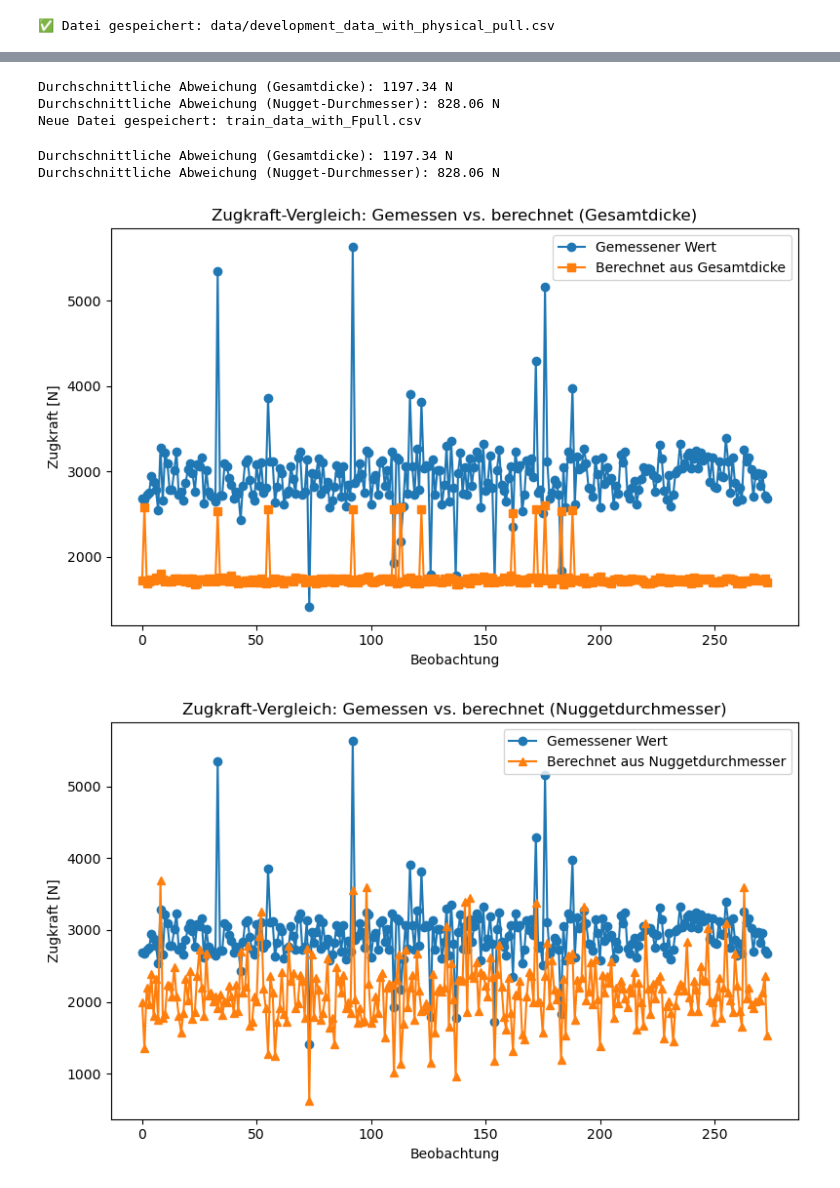
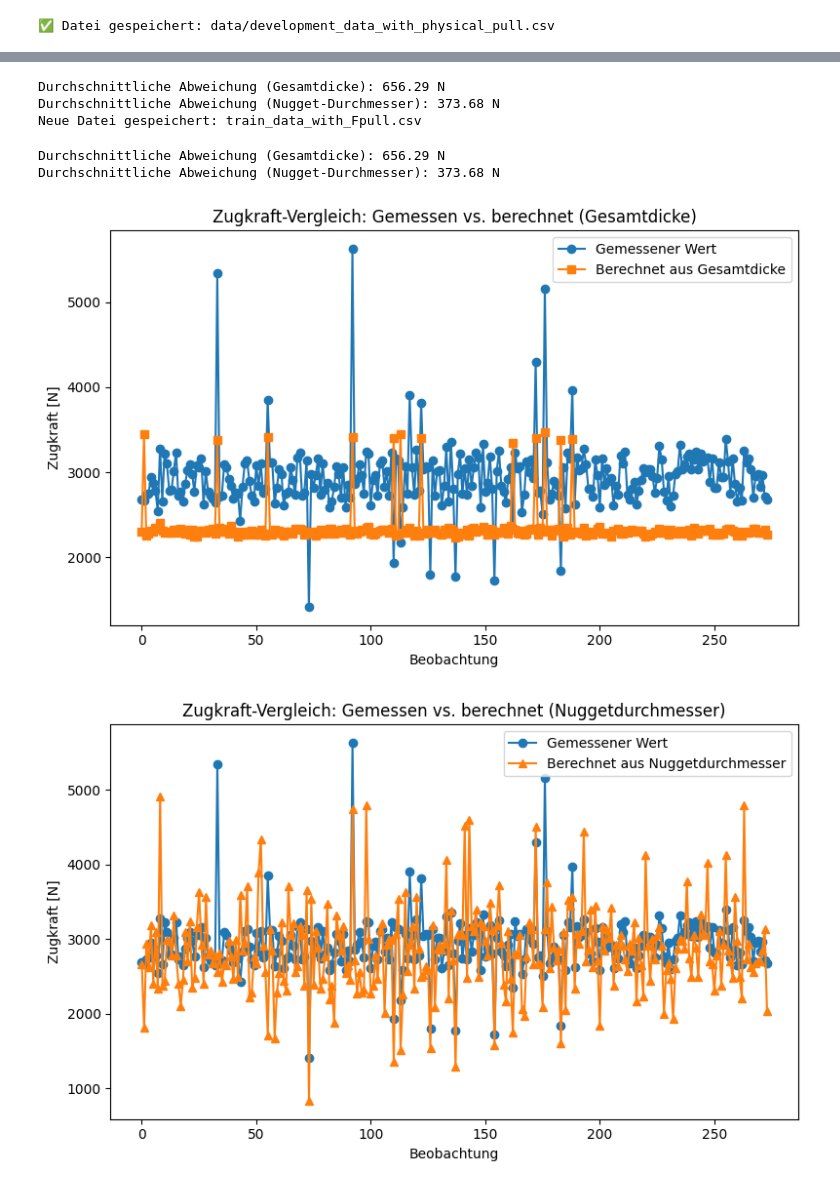
Before and after one commit to SamuelRusch/tabpfn-industrial-eval, a Jupyter notebook: calculating_Fpull.ipynb, the cells around one changed output, grey strips where cells are left out. Drawn from its saved outputs; the diff is of its cells as text; code cells hidden in the pictures.

```diff
--- a/calculating_Fpull.ipynb
+++ b/calculating_Fpull.ipynb
@@ -117,7 +117,7 @@ import pandas as pd
 import numpy as np
 
 # Parameter
-tau = 219  # in N/mm²
+tau = 292  # in N/mm²
 
 # Daten laden
 df = pd.read_csv("data/train_data.csv")
@@ -145,8 +145,8 @@ print(f"Durchschnittliche Abweichung (Nugget-Durchmesser): {mean_abs_error_nugge
 df.to_csv("train_data_with_Fpull.csv", index=False)
 print("Neue Datei gespeichert: train_data_with_Fpull.csv")
 # %% [output]
-Durchschnittliche Abweichung (Gesamtdicke): 1197.34 N
-Durchschnittliche Abweichung (Nugget-Durchmesser): 828.06 N
+Durchschnittliche Abweichung (Gesamtdicke): 656.29 N
+Durchschnittliche Abweichung (Nugget-Durchmesser): 373.68 N
 Neue Datei gespeichert: train_data_with_Fpull.csv
 # %%
 import pandas as pd
@@ -154,7 +154,7 @@ import numpy as np
 import matplotlib.pyplot as plt
 
 # Parameter
-tau = 219  # in N/mm²
+tau = 292  # in N/mm²
 
 # Daten laden
 df = pd.read_csv("data/train_data.csv")
@@ -178,37 +178,37 @@ mean_abs_error_nugget = df["Abweichung_nugget"].mean()
 print(f"Durchschnittliche Abweichung (Gesamtdicke): {mean_abs_error_thickness:.2f} N")
 print(f"Durchschnittliche Abweichung (Nugget-Durchmesser): {mean_abs_error_nugget:.2f} N")
 
 # Ergebnisse speichern
 df.to_csv("train_data_with_Fpull.csv", index=False)
 
 # Plot 1: F_pull (Thickness) vs PullTest
 plt.figure(figsize=(8, 5))
 plt.plot(df["PullTest (N)"], label="Gemessener Wert", marker="o")
 plt.plot(df["F_pull_thickness"], label="Berechnet aus Gesamtdicke", marker="s")
 plt.xlabel("Beobachtung")
 plt.ylabel("Zugkraft [N]")
 plt.title("Zugkraft-Vergleich: Gemessen vs. berechnet (Gesamtdicke)")
 plt.legend()
 plt.tight_layout()
 plt.savefig("vergleich_thickness.png")
 plt.show()
 
 # Plot 2: F_pull (Nugget) vs PullTest
 plt.figure(figsize=(8, 5))
 plt.plot(df["PullTest (N)"], label="Gemessener Wert", marker="o")
 plt.plot(df["F_pull_nugget"], label="Berechnet aus Nuggetdurchmesser", marker="^")
 plt.xlabel("Beobachtung")
 plt.ylabel("Zugkraft [N]")
 plt.title("Zugkraft-Vergleich: Gemessen vs. berechnet (Nuggetdurchmesser)")
 plt.legend()
 plt.tight_layout()
 plt.savefig("vergleich_nugget.png")
 plt.show()
 # %% [output]
-Durchschnittliche Abweichung (Gesamtdicke): 1197.34 N
-Durchschnittliche Abweichung (Nugget-Durchmesser): 828.06 N
+Durchschnittliche Abweichung (Gesamtdicke): 656.29 N
+Durchschnittliche Abweichung (Nugget-Durchmesser): 373.68 N
-[figure, old version]
+[figure, new version]
-[figure, old version]
+[figure, new version]
 # %%
 import pandas as pd
 import numpy as np
```
Also changed, not shown: parts of 9 cells of this notebook, 5 other files.
